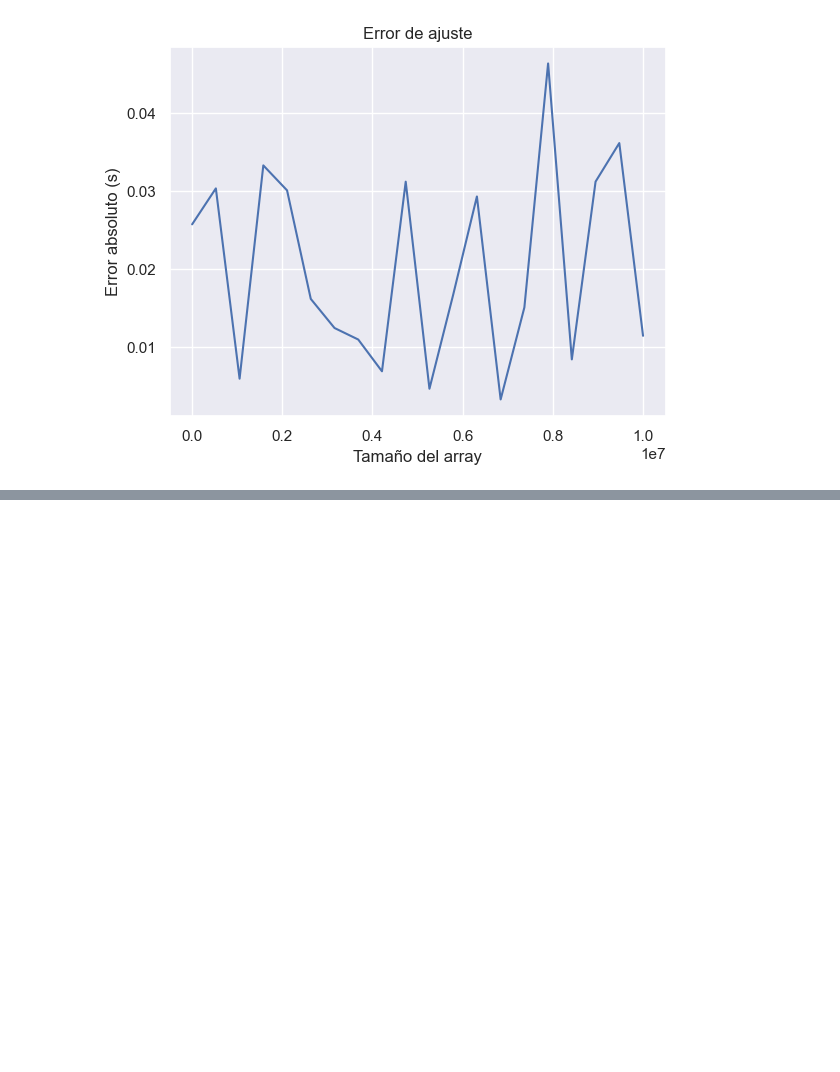
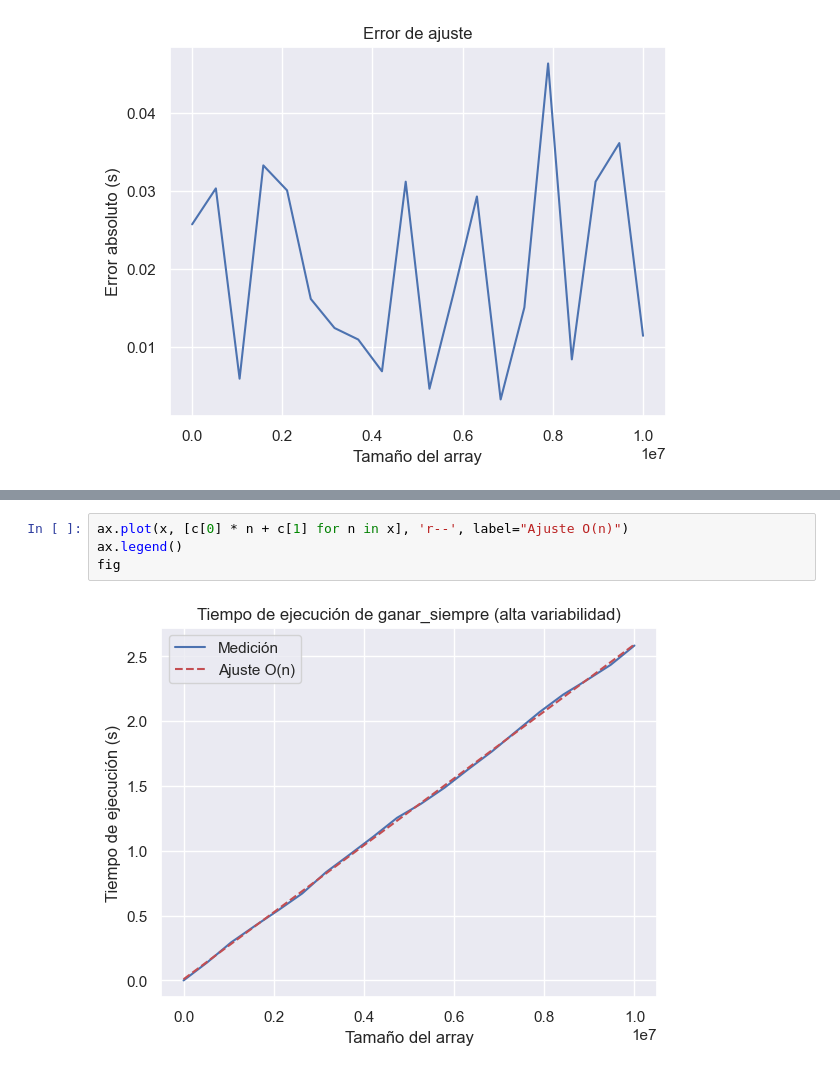
Before and after one commit to juanh2607/TDA-tp1, a Jupyter notebook: analisis_complejidad.ipynb, the cells around one changed output, grey strips where cells are left out. Cells and saved outputs as stored; diff of their text form; blank space fills up the shorter version.

```diff
--- a/analisis_complejidad.ipynb
+++ b/analisis_complejidad.ipynb
@@ -118,0 +164,6 @@ None
+# %%
+ax.plot(x, [c[0] * n + c[1] for n in x], 'r--', label="Ajuste O(n)")
+ax.legend()
+fig
+# %% [output]
+[figure, added]
```
Also changed, not shown: parts of 14 cells of this notebook.
